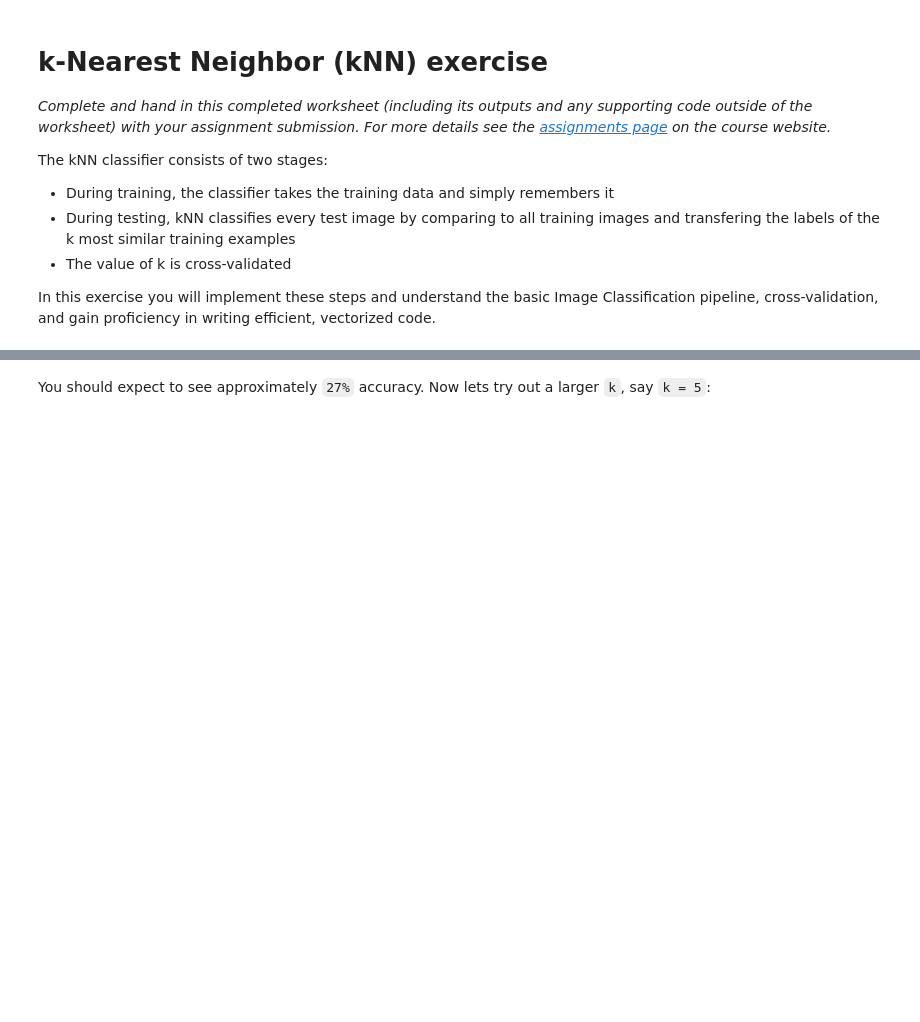
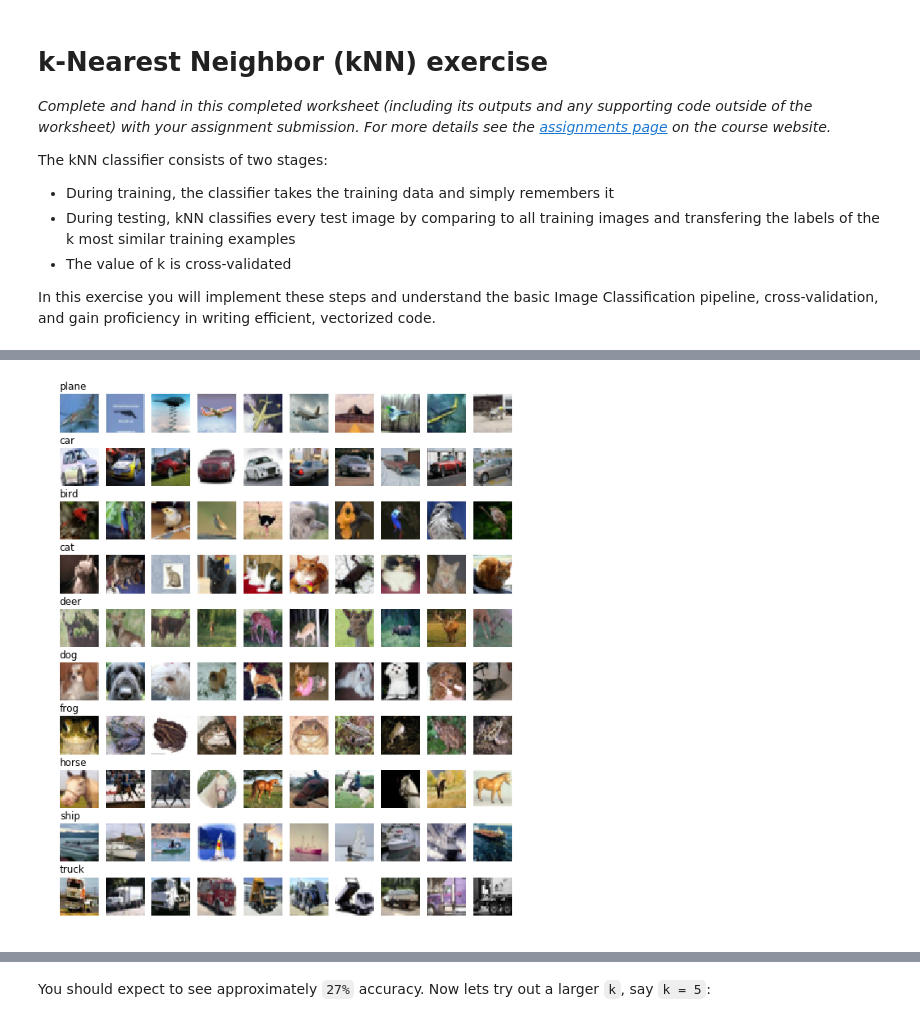
Before and after one commit to aduzhinskaya/cs231n, a Jupyter notebook: assignment1/knn.ipynb, the cells around one changed output, grey strips where cells are left out. Drawn from its saved outputs; the diff is of its cells as text; code cells hidden in the pictures; blank space fills up the shorter version.

```diff
--- a/assignment1/knn.ipynb
+++ b/assignment1/knn.ipynb
@@ -64,7 +84,7 @@ import matplotlib.pyplot as plt
 # This is a bit of magic to make matplotlib figures appear inline in the notebook
 # rather than in a new window.
 %matplotlib inline
-plt.rcParams['figure.figsize'] = (10.0, 8.0) # set default size of plots
+plt.rcParams['figure.figsize'] = (10.0, 12.0) # set default size of plots
 plt.rcParams['image.interpolation'] = 'nearest'
 plt.rcParams['image.cmap'] = 'gray'
 
@@ -94,20 +120,22 @@ print('Test labels shape: ', y_test.shape)
 # %%
 # Visualize some examples from the dataset.
 # We show a few examples of training images from each class.
 classes = ['plane', 'car', 'bird', 'cat', 'deer', 'dog', 'frog', 'horse', 'ship', 'truck']
 num_classes = len(classes)
-samples_per_class = 7
+samples_per_class = 10
 for y, cls in enumerate(classes):
     idxs = np.flatnonzero(y_train == y)
     idxs = np.random.choice(idxs, samples_per_class, replace=False)
     for i, idx in enumerate(idxs):
-        plt_idx = i * num_classes + y + 1
-        plt.subplot(samples_per_class, num_classes, plt_idx)
+        plt_idx = y * samples_per_class + i + 1
+        plt.subplot(num_classes, samples_per_class, plt_idx)
         plt.imshow(X_train[idx].astype('uint8'))
         plt.axis('off')
         if i == 0:
-            plt.title(cls)
+            plt.title(cls, loc='left')
 plt.show()
+# %% [output]
+[figure, added]
 # %%
 # Subsample the data for more efficient code execution in this exercise
 num_training = 5000
```
Also changed, not shown: parts of 26 cells of this notebook, 1 other file.
